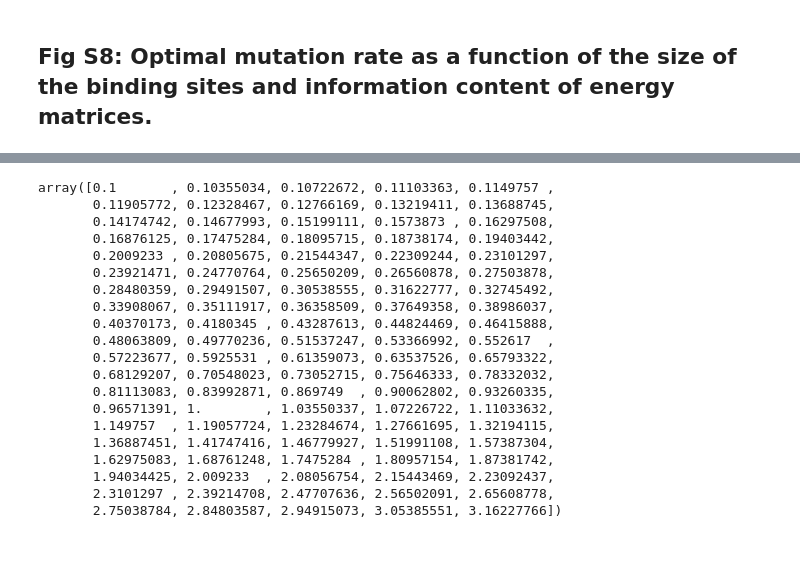
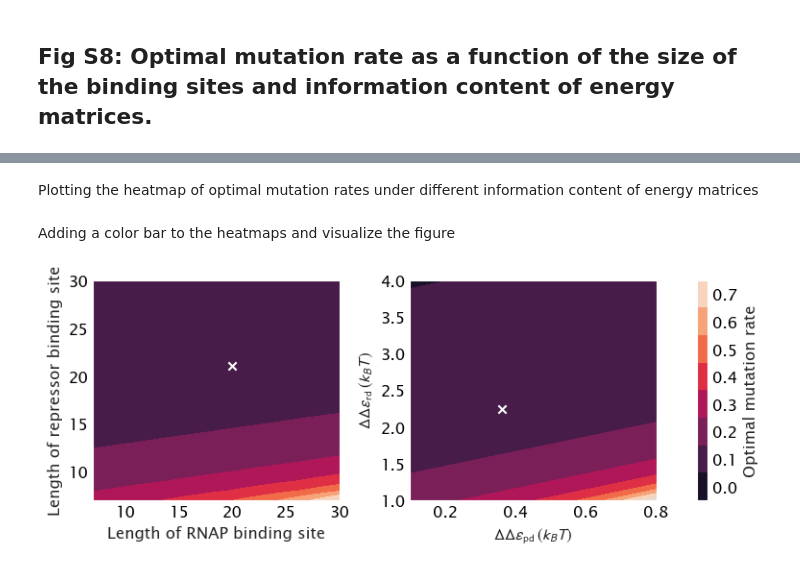
Before and after one commit to RPGroup-PBoC/theoretical_regseq, a Jupyter notebook: SI_notebooks/figS8_optimal_mut_rate2.ipynb, the cells around one changed output, grey strips where cells are left out. Drawn from its saved outputs; the diff is of its cells as text; code cells hidden in the pictures.

```diff
--- a/SI_notebooks/figS8_optimal_mut_rate2.ipynb
+++ b/SI_notebooks/figS8_optimal_mut_rate2.ipynb
@@ -3,15 +5,14 @@
 # %%
+# processing
 import numpy as np
-import matplotlib.pyplot as plt
-import seaborn as sns
 import scipy.optimize
 
 # visualization
+import matplotlib.pyplot as plt
 from tregs.mpl_pboc import plotting_style
-
-import matplotlib.pyplot as plt
-import matplotlib as mpl
-from matplotlib import font_manager
 
 plt.rcParams.update({'font.size': 12})
 plotting_style()
+
+fdir = '../data/'
+out_fdir = '../plots/figS8/'
@@ -93,26 +74,5 @@ ax[0].grid(False)
-# %%
-np.logspace(-1, 0.5, 100)
-# %% [output]
-array([0.1       , 0.10355034, 0.10722672, 0.11103363, 0.1149757 ,
-       0.11905772, 0.12328467, 0.12766169, 0.13219411, 0.13688745,
-       0.14174742, 0.14677993, 0.15199111, 0.1573873 , 0.16297508,
-       0.16876125, 0.17475284, 0.18095715, 0.18738174, 0.19403442,
-       0.2009233 , 0.20805675, 0.21544347, 0.22309244, 0.23101297,
-       0.23921471, 0.24770764, 0.25650209, 0.26560878, 0.27503878,
-       0.28480359, 0.29491507, 0.30538555, 0.31622777, 0.32745492,
-       0.33908067, 0.35111917, 0.36358509, 0.37649358, 0.38986037,
-       0.40370173, 0.4180345 , 0.43287613, 0.44824469, 0.46415888,
-       0.48063809, 0.49770236, 0.51537247, 0.53366992, 0.552617  ,
-       0.57223677, 0.5925531 , 0.61359073, 0.63537526, 0.65793322,
-       0.68129207, 0.70548023, 0.73052715, 0.75646333, 0.78332032,
-       0.81113083, 0.83992871, 0.869749  , 0.90062802, 0.93260335,
-       0.96571391, 1.        , 1.03550337, 1.07226722, 1.11033632,
-       1.149757  , 1.19057724, 1.23284674, 1.27661695, 1.32194115,
-       1.36887451, 1.41747416, 1.46779927, 1.51991108, 1.57387304,
-       1.62975083, 1.68761248, 1.7475284 , 1.80957154, 1.87381742,
-       1.94034425, 2.009233  , 2.08056754, 2.15443469, 2.23092437,
-       2.3101297 , 2.39214708, 2.47707636, 2.56502091, 2.65608778,
-       2.75038784, 2.84803587, 2.94915073, 3.05385551, 3.16227766])
+# %% [markdown]
+Plotting the heatmap of optimal mutation rates under different information content of energy matrices
 # %%
 d_eps_R_range = np.linspace(1, 4, 100)
 d_eps_P_range = np.linspace(0.1, 0.8, 100)
@@ -133,12 +91,15 @@ ax[1].set_ylabel(r"$\Delta\Delta\varepsilon_\mathrm{rd}\:(k_BT)$")
 ax[1].set_xlabel(r"$\Delta\Delta\varepsilon_\mathrm{pd}\:(k_BT)$")
 ax[1].scatter([0.36], [2.24], marker='x',color='white')
 ax[1].grid(False)
+# %% [markdown]
+Adding a color bar to the heatmaps and visualize the figure
 # %%
-#plt.tight_layout()
 cbar = fig.colorbar(cset, ax=ax, label='Optimal mutation rate', )
 cbar.ax.set_yticks([0, 0.1, 0.2, 0.3, 0.4, 0.5, 0.6, 0.7])
 cbar.ax.set_position([0.77, 0.01, 0.02, 1])  # [left, bottom, width, height]
-plt.show()
-#plt.subplots_adjust(right=10, wspace=10, hspace=10)
 
-fig.savefig("../plots/size_information_content.pdf", bbox_inches='tight')
+fig.savefig(out_fdir + "size_information_content.pdf", bbox_inches='tight')
+
+fig
+# %% [output]
+[figure, added]
```
Also changed, not shown: parts of 10 cells of this notebook, 2 other files.
